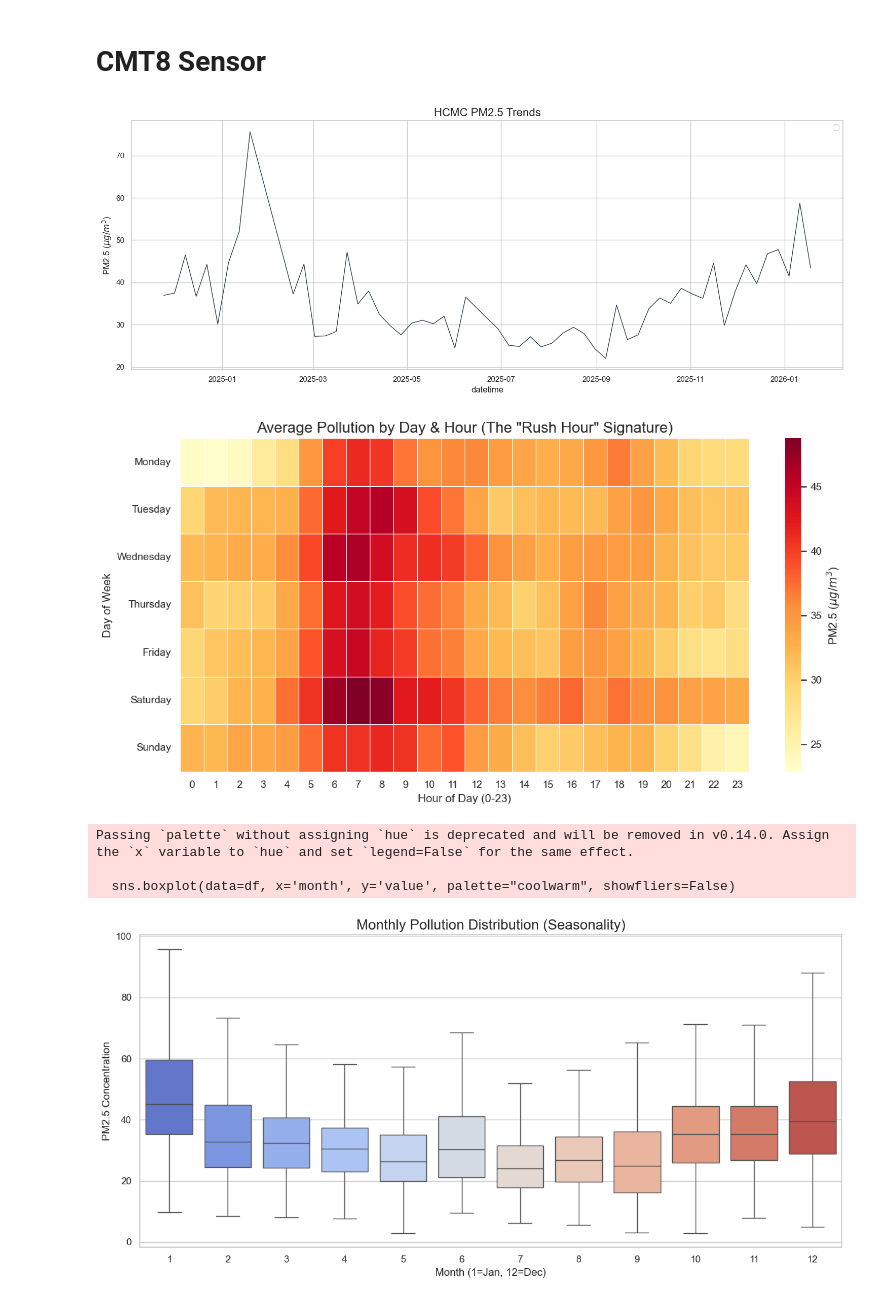
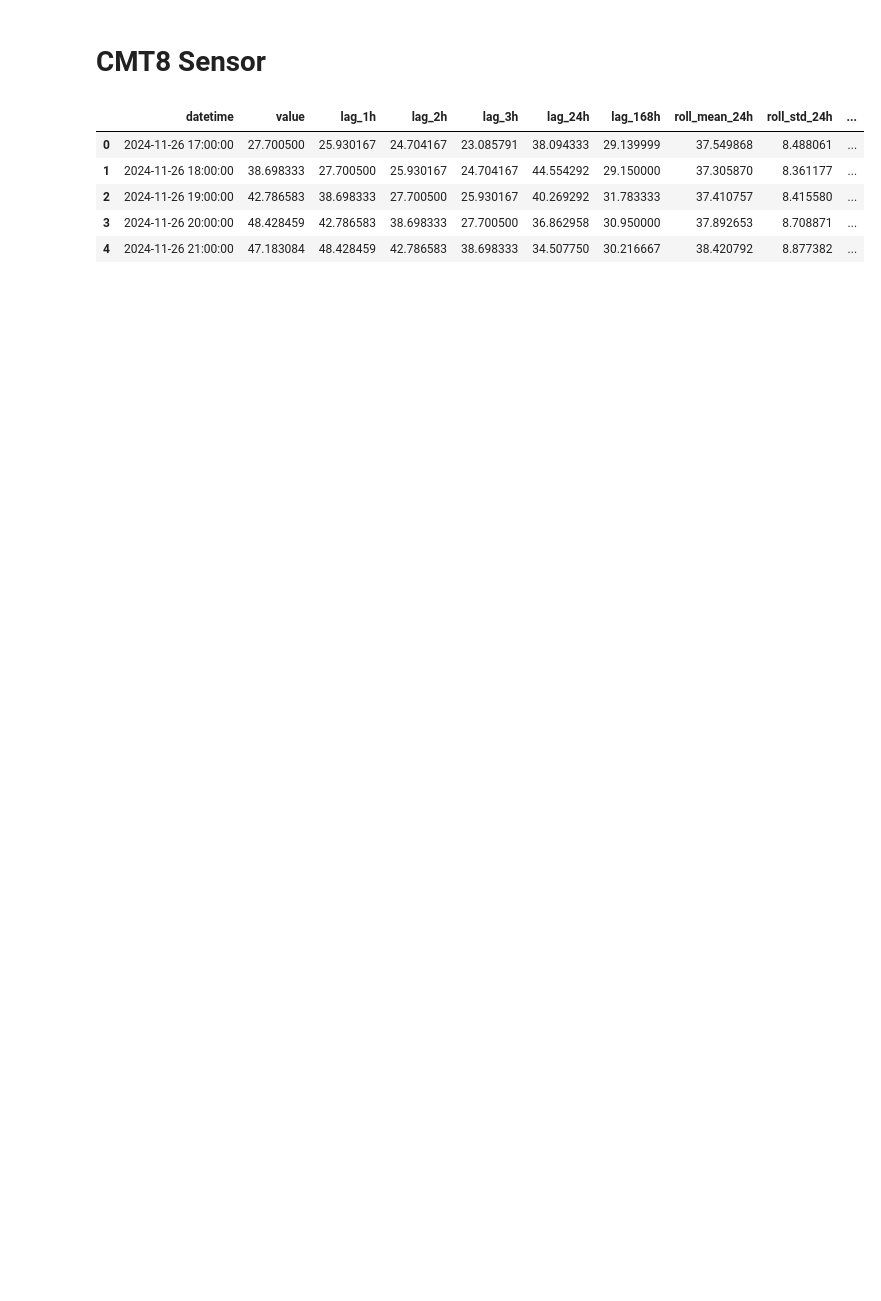
Before and after one commit to EroEroz/air_quality_prediction, a Jupyter notebook: airq_analyze.ipynb, the cells around one changed output. Cells and saved outputs as stored; diff of their text form; code cells hidden in the pictures; blank space fills up the shorter version.

```diff
--- a/airq_analyze.ipynb
+++ b/airq_analyze.ipynb
@@ -144,12 +169,13 @@ Passing `palette` without assigning `hue` is deprecated and will be removed in v
 # %% [markdown]
 # CMT8 Sensor
 # %%
-input_file = "hcmc_cmt8_cleaned_data.csv"
-plot(input_file)
+input_file = "data/hcmc_cmt8_cleaned_data_2.csv"
+df = pd.read_csv(input_file)
+df.head()
 # %% [output]
-[figure, removed]
-[figure, removed]
-Passing `palette` without assigning `hue` is deprecated and will be removed in v0.14.0. Assign the `x` variable to `hue` and set `legend=False` for the same effect.
-
-  sns.boxplot(data=df, x='month', y='value', palette="coolwarm", showfliers=False)
-[figure, removed]
+|  | datetime | value | lag_1h | lag_2h | lag_3h | lag_24h | lag_168h | roll_mean_24h | roll_std_24h | ... |
+| 0 | 2024-11-26 17:00:00 | 27.700500 | 25.930167 | 24.704167 | 23.085791 | 38.094333 | 29.139999 | 37.549868 | 8.488061 | ... |
+| 1 | 2024-11-26 18:00:00 | 38.698333 | 27.700500 | 25.930167 | 24.704167 | 44.554292 | 29.150000 | 37.305870 | 8.361177 | ... |
+| 2 | 2024-11-26 19:00:00 | 42.786583 | 38.698333 | 27.700500 | 25.930167 | 40.269292 | 31.783333 | 37.410757 | 8.415580 | ... |
+| 3 | 2024-11-26 20:00:00 | 48.428459 | 42.786583 | 38.698333 | 27.700500 | 36.862958 | 30.950000 | 37.892653 | 8.708871 | ... |
+| 4 | 2024-11-26 21:00:00 | 47.183084 | 48.428459 | 42.786583 | 38.698333 | 34.507750 | 30.216667 | 38.420792 | 8.877382 | ... |
```
Also changed, not shown: parts of 9 cells of this notebook, 24 other files.
